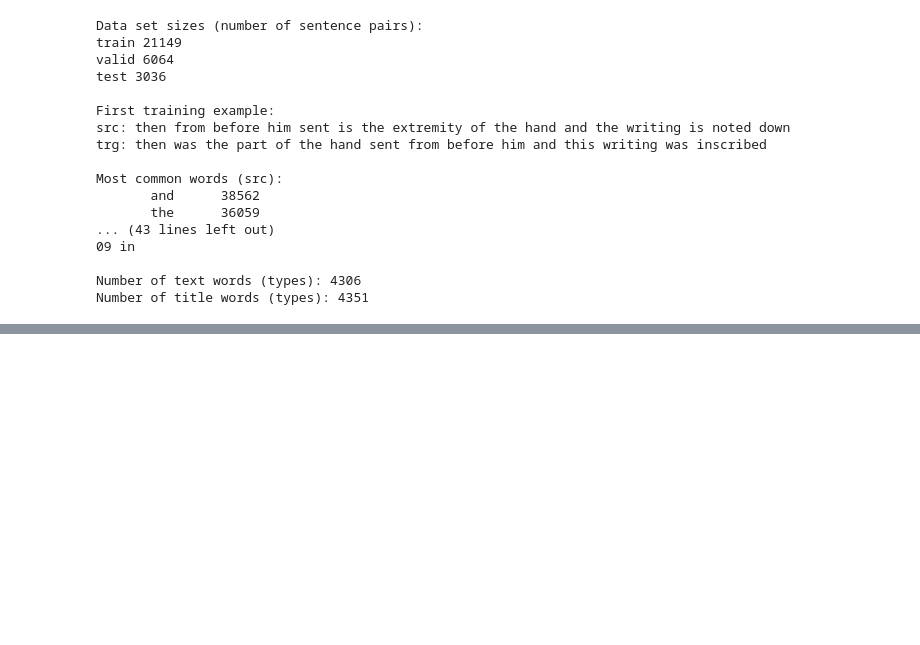
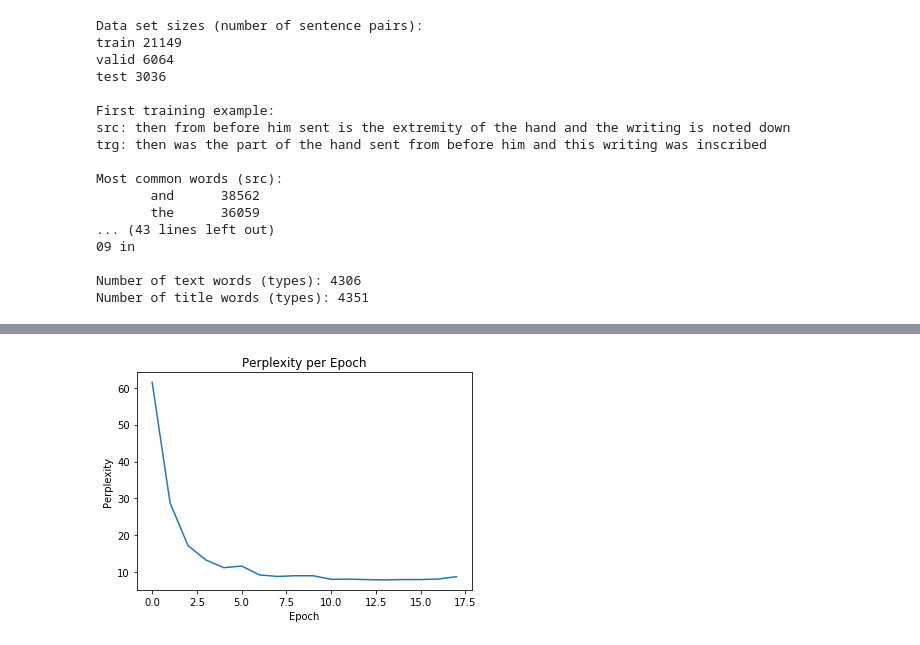
Before and after one commit to TamuzHod/Text_Style_Transfer, a Jupyter notebook: exploration.ipynb, the cells around one changed output, grey strips where cells are left out. Cells and saved outputs as stored; diff of their text form; code cells hidden in the pictures; blank space fills up the shorter version.

```diff
--- a/exploration.ipynb
+++ b/exploration.ipynb
@@ -635,7 +586,7 @@ model = make_model(len(SRC.vocab), len(TRG.vocab),
                    num_layers=3, dropout=0.2)
 
 dev_perplexities = train(model,num_epochs=10, print_every=100)
-#model.load_state_dict(torch.load('model_epoch_30'))
+model.load_state_dict(torch.load('model_epoch_30'))
 model.eval()
 # %% [output]
 Epoch 0
@@ -657,0 +663,4 @@ Pred:  who are not be of the son of man of man of man of god of god
+# %%
+model.load_state_dict(torch.load('model_epoch_9'))
+dev_perplexities = train_from_epoch(model,num_epochs=10, print_every=100, epoch_start=10)
+model.eval()
@@ -657,0 +704,14 @@ Pred:  who are not be of the son of man of man of man of god of god
+# %%
+dev_perplexities = []
+criterion = nn.NLLLoss(reduction="sum", ignore_index=PAD_INDEX)
+for i in range(0,19) :
+    model.load_state_dict(torch.load('model_epoch_' + str(i)))
+    model.eval()
+
+    with torch.no_grad():
+
+        dev_perplexity = run_epoch((rebatch(PAD_INDEX, b) for b in valid_iter),
+                                   model,
+                                   SimpleLossCompute(model.generator, criterion, None),print_every=100)
+        print("Validation perplexity epoch " + str(i) + " : %f" % dev_perplexity)
+        dev_perplexities.append(dev_perplexity)
@@ -657,0 +738,4 @@ Pred:  who are not be of the son of man of man of man of god of god
+# %%
+plot_perplexity(dev_perplexities[1:])
+# %% [output]
+[figure, added]
```
Also changed, not shown: parts of 12 cells of this notebook, 27 other files.
